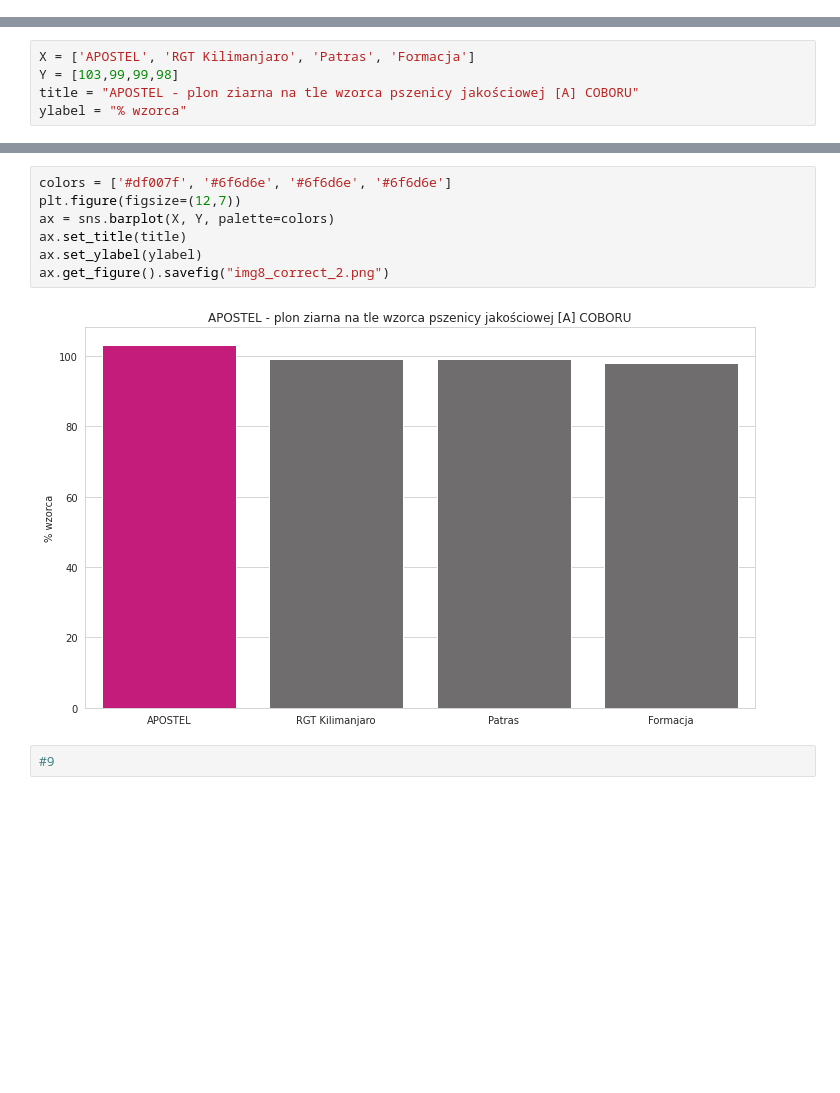
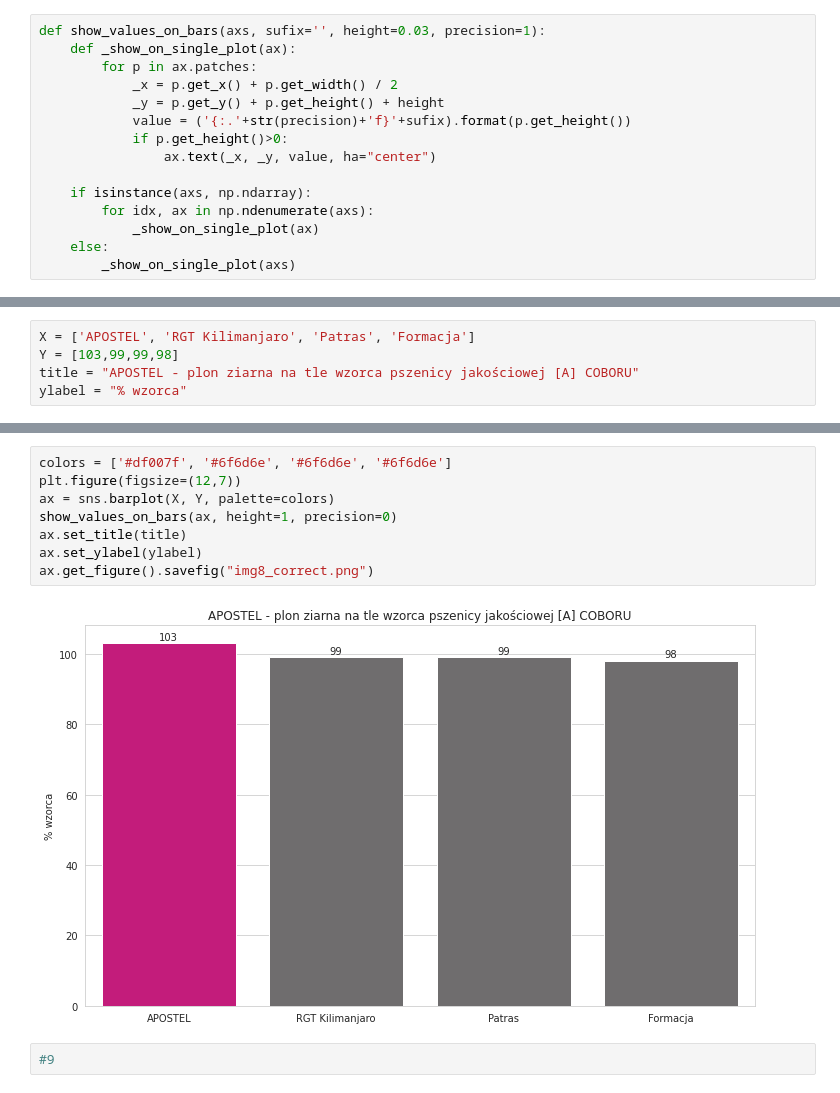
Before and after one commit to rakusd/WizualizacjaDanychProjekt, a Jupyter notebook: pysource/plots_8_9_10.ipynb, the cells around one changed output, grey strips where cells are left out. Saved outputs shown, nothing was run; the diff lists cells and outputs as text; blank space fills up the shorter version.

Commit message:
plots 8910_2

```diff
--- a/pysource/plots_8_9_10.ipynb
+++ b/pysource/plots_8_9_10.ipynb
@@ -5,6 +5,21 @@ import matplotlib.pyplot as plt
 import seaborn as sns
 
 sns.set_style('whitegrid')
+# %%
+def show_values_on_bars(axs, sufix='', height=0.03, precision=1):
+    def _show_on_single_plot(ax):
+        for p in ax.patches:
+            _x = p.get_x() + p.get_width() / 2
+            _y = p.get_y() + p.get_height() + height
+            value = ('{:.'+str(precision)+'f}'+sufix).format(p.get_height())
+            if p.get_height()>0:
+                ax.text(_x, _y, value, ha="center")
+
+    if isinstance(axs, np.ndarray):
+        for idx, ax in np.ndenumerate(axs):
+            _show_on_single_plot(ax)
+    else:
+        _show_on_single_plot(axs)
 # %%
 #8
 # %%
@@ -23,12 +38,13 @@ ax.get_figure().savefig("img8_correct.png")
 # %%
 colors = ['#df007f', '#6f6d6e', '#6f6d6e', '#6f6d6e']
 plt.figure(figsize=(12,7))
 ax = sns.barplot(X, Y, palette=colors)
+show_values_on_bars(ax, height=1, precision=0)
 ax.set_title(title)
 ax.set_ylabel(ylabel)
-ax.get_figure().savefig("img8_correct_2.png")
+ax.get_figure().savefig("img8_correct.png")
 # %% [output]
-[figure, old version]
+[figure, new version]
 # %%
 #9
 # %%
```
Also changed, not shown: parts of 6 cells of this notebook, 7 other files.
